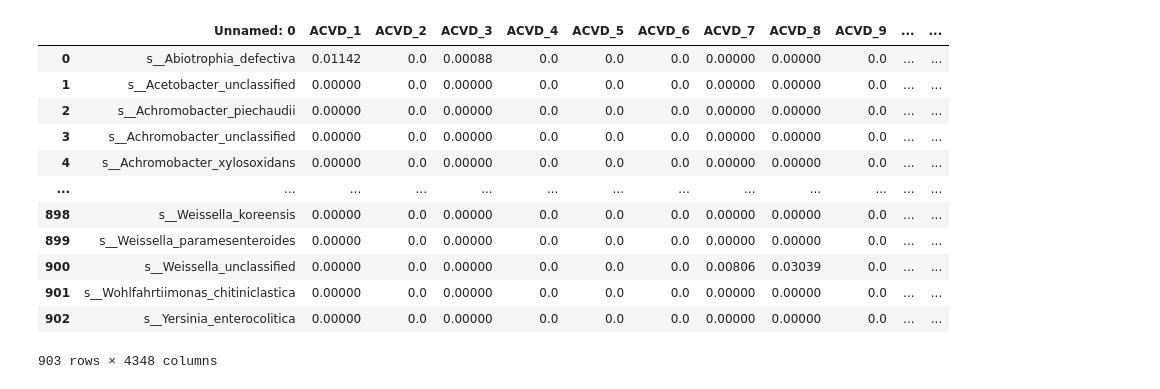
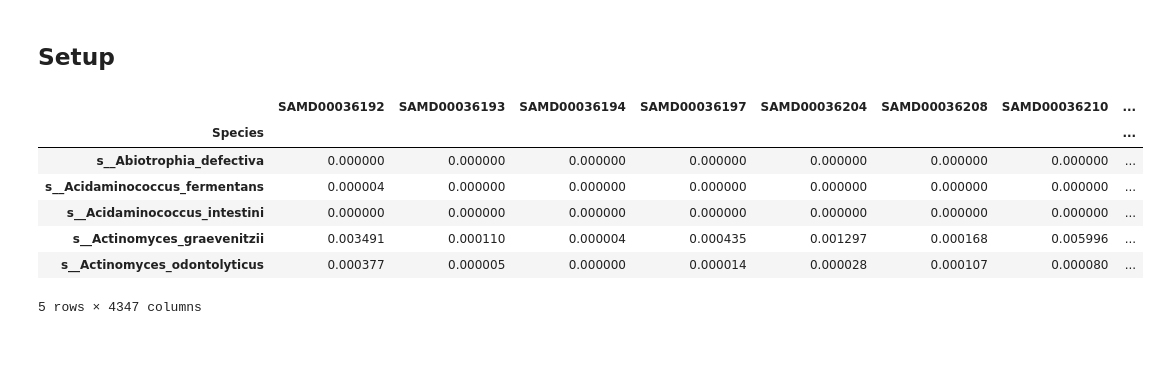
Before and after one commit to danielchang2002/GMHI2-Scratchpad, a Jupyter notebook: src/SelectSpecies.ipynb, the cells around one changed output. Saved outputs shown, nothing was run; the diff lists cells and outputs as text; code cells hidden in the pictures; blank space fills up the shorter version.

```diff
--- a/src/SelectSpecies.ipynb
+++ b/src/SelectSpecies.ipynb
@@ -1,18 +1,17 @@
+# %% [markdown]
+## Setup
+# %%
+data_dir = "../data/"
 # %%
 import pandas as pd
-df = pd.read_csv("4347_final_relative_abundances.txt", sep='\t')
-df
+species = pd.read_csv(data_dir + "taxonomy.csv", index_col = 0)
+species.head()
 # %% [output]
-|  | Unnamed: 0 | ACVD_1 | ACVD_2 | ACVD_3 | ACVD_4 | ACVD_5 | ACVD_6 | ACVD_7 | ACVD_8 | ACVD_9 | ... | ... |
-| 0 | s__Abiotrophia_defectiva | 0.01142 | 0.0 | 0.00088 | 0.0 | 0.0 | 0.0 | 0.00000 | 0.00000 | 0.0 | ... | ... |
-| 1 | s__Acetobacter_unclassified | 0.00000 | 0.0 | 0.00000 | 0.0 | 0.0 | 0.0 | 0.00000 | 0.00000 | 0.0 | ... | ... |
-| 2 | s__Achromobacter_piechaudii | 0.00000 | 0.0 | 0.00000 | 0.0 | 0.0 | 0.0 | 0.00000 | 0.00000 | 0.0 | ... | ... |
-| 3 | s__Achromobacter_unclassified | 0.00000 | 0.0 | 0.00000 | 0.0 | 0.0 | 0.0 | 0.00000 | 0.00000 | 0.0 | ... | ... |
-| 4 | s__Achromobacter_xylosoxidans | 0.00000 | 0.0 | 0.00000 | 0.0 | 0.0 | 0.0 | 0.00000 | 0.00000 | 0.0 | ... | ... |
-| ... | ... | ... | ... | ... | ... | ... | ... | ... | ... | ... | ... | ... |
-| 898 | s__Weissella_koreensis | 0.00000 | 0.0 | 0.00000 | 0.0 | 0.0 | 0.0 | 0.00000 | 0.00000 | 0.0 | ... | ... |
-| 899 | s__Weissella_paramesenteroides | 0.00000 | 0.0 | 0.00000 | 0.0 | 0.0 | 0.0 | 0.00000 | 0.00000 | 0.0 | ... | ... |
-| 900 | s__Weissella_unclassified | 0.00000 | 0.0 | 0.00000 | 0.0 | 0.0 | 0.0 | 0.00806 | 0.03039 | 0.0 | ... | ... |
-| 901 | s__Wohlfahrtiimonas_chitiniclastica | 0.00000 | 0.0 | 0.00000 | 0.0 | 0.0 | 0.0 | 0.00000 | 0.00000 | 0.0 | ... | ... |
-| 902 | s__Yersinia_enterocolitica | 0.00000 | 0.0 | 0.00000 | 0.0 | 0.0 | 0.0 | 0.00000 | 0.00000 | 0.0 | ... | ... |
+|  | SAMD00036192 | SAMD00036193 | SAMD00036194 | SAMD00036197 | SAMD00036204 | SAMD00036208 | SAMD00036210 | ... |
+| Species |  |  |  |  |  |  |  | ... |
+| s__Abiotrophia_defectiva | 0.000000 | 0.000000 | 0.000000 | 0.000000 | 0.000000 | 0.000000 | 0.000000 | ... |
+| s__Acidaminococcus_fermentans | 0.000004 | 0.000000 | 0.000000 | 0.000000 | 0.000000 | 0.000000 | 0.000000 | ... |
+| s__Acidaminococcus_intestini | 0.000000 | 0.000000 | 0.000000 | 0.000000 | 0.000000 | 0.000000 | 0.000000 | ... |
+| s__Actinomyces_graevenitzii | 0.003491 | 0.000110 | 0.000004 | 0.000435 | 0.001297 | 0.000168 | 0.005996 | ... |
+| s__Actinomyces_odontolyticus | 0.000377 | 0.000005 | 0.000000 | 0.000014 | 0.000028 | 0.000107 | 0.000080 | ... |
-903 rows × 4348 columns
+5 rows × 4347 columns
```
Also changed, not shown: parts of 32 cells of this notebook, 2 other files.
